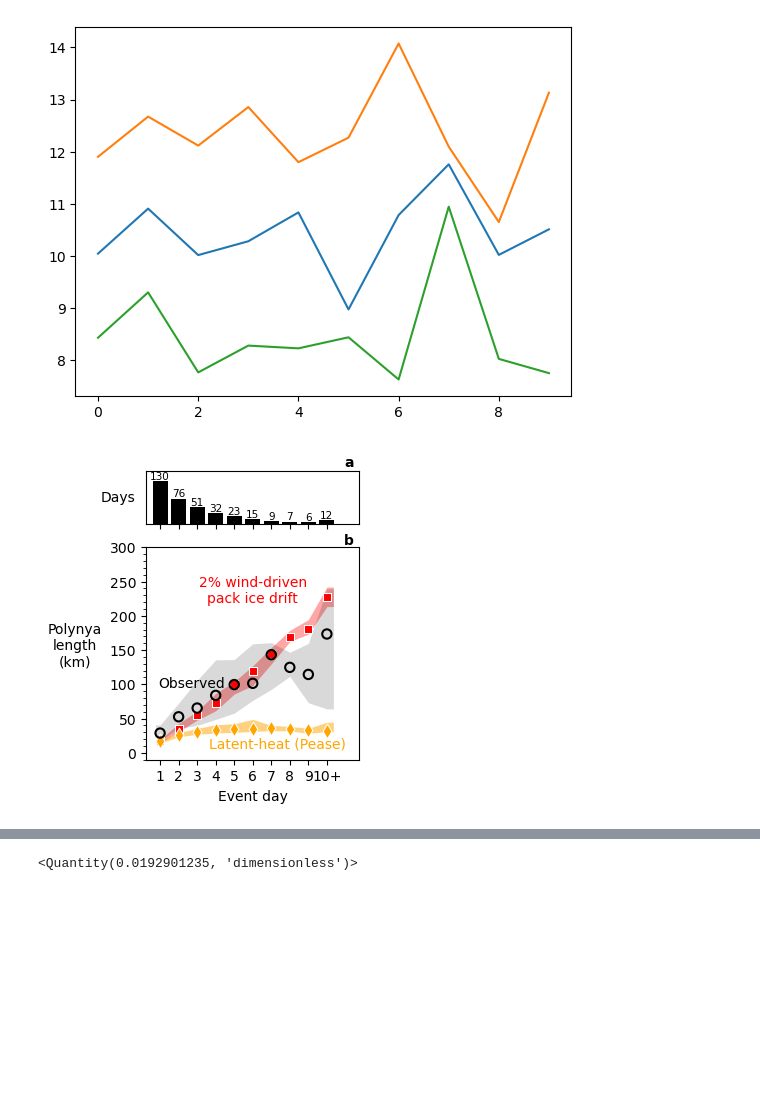
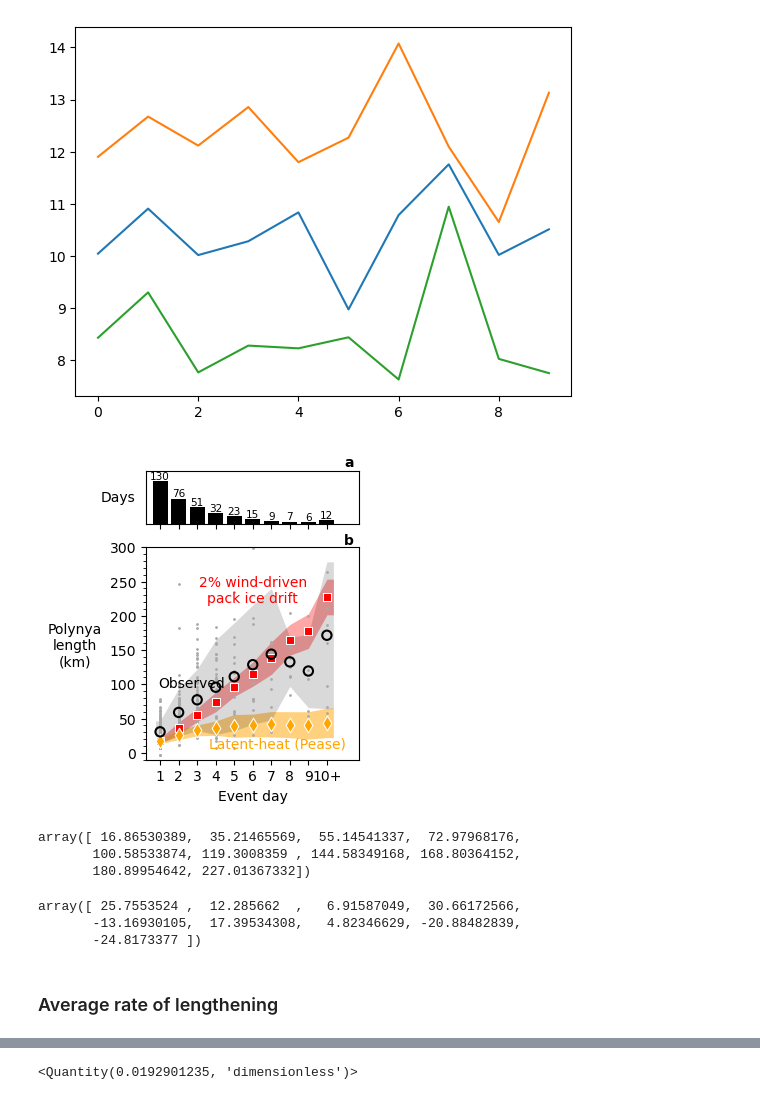
Before and after one commit to mackenziejewell/SBSpolynya, a Jupyter notebook: notebooks/06_PeaseAssessGrowth.ipynb, the cells around one changed output, grey strips where cells are left out. Saved outputs shown, nothing was run; the diff lists cells and outputs as text; code cells hidden in the pictures; blank space fills up the shorter version.

```diff
--- a/notebooks/06_PeaseAssessGrowth.ipynb
+++ b/notebooks/06_PeaseAssessGrowth.ipynb
@@ -446,7 +456,7 @@ lmax = 9
 #========
 
 
-cats = ['Fi=0', 'Xlim', 'Xp', 'Xo', 'seq', 'Ta', 'Vi', 'ws', 'date', 'cum_drift_real']
+cats = ['Fi=0', 'Xlim', 'Xp', 'Xo', 'seq', 'Ta', 'Vi', 'ws','wu', 'date', 'cum_drift_real']
 
 # across[f'-3'] = {}
 # for cat in cats:
@@ -492,18 +502,16 @@ for ev in list(evaluate.keys()):
     event_df = DF[si:fi+1]
     #===============================
 
-
-
     # run model
-    X_num, X_max, t95, X_zip, Tair, Vice, wsp = Pease_Model_v2(event_df, wf=wf, ta=ta, poly_dir=poly_dir, Hi = Hi, show_plot = False)
+    X_num, X_max, t95, X_zip, Tair, Vice, wsp, u10 = Pease_Model_v2(event_df, wf=wf, ta=ta, poly_dir=poly_dir, Hi = Hi, show_plot = False)
 
     # actual ice drift
     Vi_real = np.cumsum(event_df.i145.values) * units('km')
 
     # save output
-    for ll, Xp, Xm, Xz, Xo, Ta, Vi, ws, date, count, Vir in zip(event_df.event_day.values,
+    for ll, Xp, Xm, Xz, Xo, Ta, Vi, ws, date, count, Vir, wu in zip(event_df.event_day.values,
                                                            X_num, X_max, X_zip, event_df.length_145max.values,
-                                   Tair, Vice, wsp, event_df.time.values, range(len(event_df.event_day.values)), Vi_real):
+                                   Tair, Vice, wsp, event_df.time.values, range(len(event_df.event_day.values)), Vi_real, u10):
 
         # determine key to save to
 #         if (ll == -999)&(count==0):
@@ -526,6 +534,7 @@ for ev in list(evaluate.keys()):
         across[key]['Vi'] = np.append(across[key]['Vi'], Vi)
         across[key]['cum_drift_real'] = np.append(across[key]['cum_drift_real'], Vir)
         across[key]['ws'] = np.append(across[key]['ws'], ws)
+        across[key]['wu'] = np.append(across[key]['wu'], wu)
 
         # record sequence number and date
         across[key]['seq'] = np.append(across[key]['seq'], int(event_df.sequence.values[-1]))
@@ -540,3 +549,12 @@ R = 0.9624271
 # all_wp3 = all_wp
 # %%
 # all_wp2 = all_wp
+# %%
+fig, ax = plt.subplots(figsize=(3,3))
+
+# all_wp = np.array([])
+# all_io = np.array([])
+
+for key in across.keys():
+
+    ax.scatter(-np.sign(across[key]['wu'])*across[key]['wu']**2, across[key]['Xo'])
@@ -590,7 +610,7 @@ fig, ax = plt.subplots(figsize=(3,3))
 
 for ll in across.keys():
     ax.scatter(ll, np.nanpercentile(across[ll]['Fi=0'], 50), c='b')
-    ax.scatter(ll, np.nanpercentile(across[ll]['cum_drift_real'], 50), c='dodgerblue')
+#     ax.scatter(ll, np.nanpercentile(across[ll]['cum_drift_real'], 50), c='dodgerblue')
 #     ax.scatter(ll, np.nanpercentile(across[ll]['Xlim'], 50), c='royalblue')
     ax.scatter(ll, np.nanpercentile(across[ll]['Xp'], 50), c='royalblue')
 
@@ -600,7 +620,7 @@ for ll in across.keys():
 # %% [markdown]
 ### Grab percentiles over time
 # %%
-CATS = ['Fi=0', 'Xp', 'Xo', 'Xlim', 'Ta', 'ws', 'Vi',]#cum_drift_real
+CATS = ['Fi=0', 'Xp', 'Xo', 'Xlim', 'Ta', 'ws', 'Vi','cum_drift_real']
 percentiles = [5,25,50,75,95]
 byday = {}
 
@@ -745,11 +765,11 @@ for cat, fillc, alpha, edgec, facec, xx, LW, mr, ms in zip(['Fi=0', 'Xp', 'Xo',
 #                    np.concatenate((np.array([byday[cat][75][0].magnitude]), byday[cat][75].magnitude, np.array([byday[cat][75].magnitude[-1]]))), lw=0, color=fillc, alpha=alpha, zorder=-10)
 
 
-    low = byday[cat][25]
-    high = byday[cat][75]
+#     low = byday[cat][25]
+#     high = byday[cat][75]
 
-#     low = (byday[cat]['mean'] - byday[cat]['std'])
-#     high = (byday[cat]['mean'] + byday[cat]['std'])
+    low = (byday[cat]['mean'] - byday[cat]['std'])
+    high = (byday[cat]['mean'] + byday[cat]['std'])
 
 
 
@@ -767,14 +787,14 @@ for cat, fillc, alpha, edgec, facec, xx, LW, mr, ms in zip(['Fi=0', 'Xp', 'Xo',
 #     ax.scatter(xx[1:-1], byday[cat][50],
 #                edgecolor=edgec, lw=LW,
 #                facecolor = facec,marker=mr, s=ms)
-    ax.scatter(xx[1:-1], byday[cat][50],
+    ax.scatter(xx[1:-1], byday[cat]['mean'],
                edgecolor=edgec, lw=LW,
                facecolor = facec,marker=mr, s=ms)
 
-# for kk, key in enumerate(across.keys()):
+for kk, key in enumerate(across.keys()):
 
-#     group = 'Xo'
-#     ax.scatter(np.full(len(across[key][group]), kk), across[key][group], s=1, zorder=-1, c='darkgray')
+    group = 'Xo'
+    ax.scatter(np.full(len(across[key][group]), kk), across[key][group], s=1, zorder=-1, c='darkgray')
 
 #     group = 'Fi=0'
 #     ax.scatter(np.full(len(across[key][group]), kk), across[key][group], s=1, zorder=-1, c='lightcoral')
@@ -796,32 +816,45 @@ ax.set_xticklabels(across.keys())
 # for dd, n in zip(days, nums):
 #     ax.text(dd, 250+n/2, f'{n:.0f}', c='k', ha='center', va='bottom', clip_on=False)
 
 ax.set_ylim(-10,300)
 ax.set_ylabel('Polynya\nlength\n(km)\n', rotation=0, labelpad=25, va='center')
 ax.set_xlabel('Event day')
 
 
 ax.yaxis.set_major_locator(ticker.MultipleLocator(50))
 ax.yaxis.set_minor_locator(ticker.MultipleLocator(10))
 
 for ax, ch, yy in zip(axs, ['a', 'b', 'c'], [1.03,1.0]):
     ax.text(0.975,yy, ch, weight='bold',  ha='right', va='bottom', transform=ax.transAxes)
 
 # plt.axhline(6.25, zorder=-1, ls='dashed', c='darkgray')
 
 plt.text(5, 220, '2% wind-driven\npack ice drift', ha='center', c=color1)
 plt.text(3.5, 95, 'Observed', ha='right', c='k')
 plt.text(10, 8, 'Latent-heat (Pease)', ha='right', c=color2)
 
 # plt.axhline(0,c='k', lw=0.5, zorder=-100)
 for ax in axs:
     ax.set_xlim(-0.75,10.75)
-# plt.axhline(6.25, c='darkgray', ls='dashed')
 # plt.text(10, -5, 'SIC resolution', ha='right', c='gray')
 
 
 plt.subplots_adjust(hspace=0.175)
 
 # fig.savefig('../figures/results/dailyevent_time.png', dpi=400, bbox_inches='tight', pad_inches=0)
 # %% [output]
-[figure, old version]
+[figure, new version]
+# %%
+byday['Fi=0'][50]
+# %% [output]
+array([ 16.86530389,  35.21465569,  55.14541337,  72.97968176,
+       100.58533874, 119.3008359 , 144.58349168, 168.80364152,
+       180.89954642, 227.01367332])
+# %%
+np.diff(byday['Xo'][50])
+# %% [output]
+array([ 25.7553524 ,  12.285662  ,   6.91587049,  30.66172566,
+       -13.16930105,  17.39534308,   4.82346629, -20.88482839,
+       -24.8173377 ])
+# %% [markdown]
+### Average rate of lengthening
```
Also changed, not shown: parts of 26 cells of this notebook, 5 other files.
